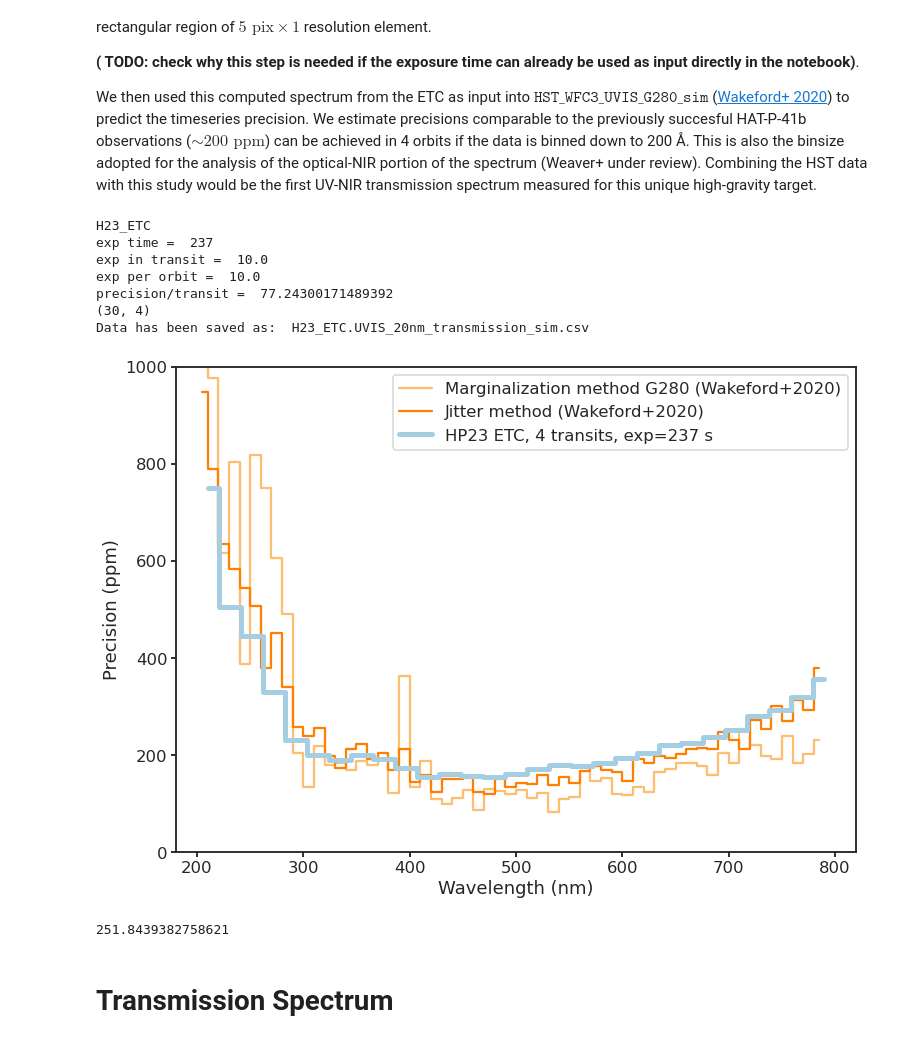
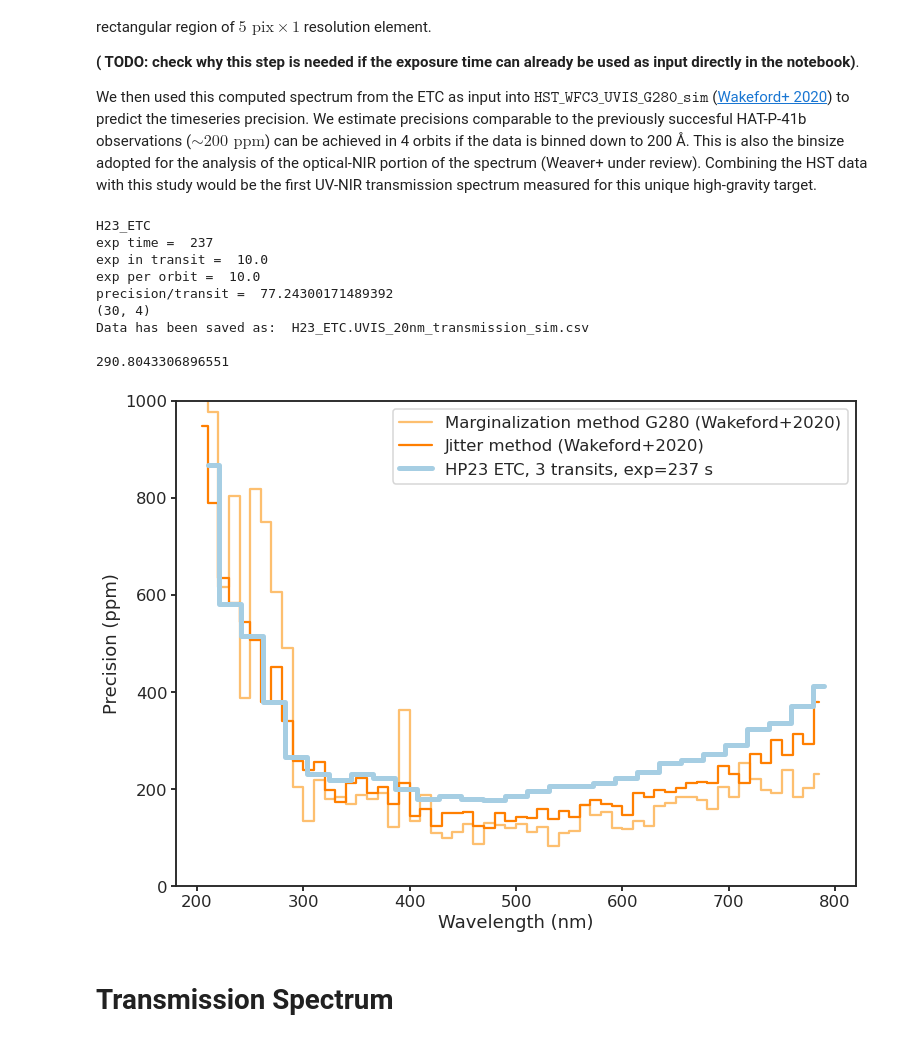
Before and after one commit to icweaver/HST_WFC3_UVIS_G280_sim, a Jupyter notebook: estimate_precision.ipynb, the cells around one changed output. Drawn from its saved outputs; the diff is of its cells as text; code cells hidden in the pictures.

```diff
--- a/estimate_precision.ipynb
+++ b/estimate_precision.ipynb
@@ -123,7 +123,7 @@ exposure_time = [237]
 
 orbits_in_transit = [1] # floor(Transit duration / HST period ≈ 96 minutes)
 
-no_of_transits = [4]
+no_of_transits = [3]
 
 wl = [2000, 8000]
 
@@ -153,39 +153,39 @@ fig, ax = plt.subplots(figsize=FIG_WIDE)
 #     ax, h41_sim, label=f"HP41 ETC, {no_of_transits[1]} orbits, exp={exposure_time[1]} s",
 # )
 upc.plot_prec_wakeford(ax, h41_data)
 upc.plot_prec(
     ax, h23_sim, lw=5, zorder=100,
     label=f"HP23 ETC, {no_of_transits[0]} transits, exp={exposure_time[0]} s",
 )
 
 #ax.hlines(33, 100, 1000, color='k', linestyle='--')
 
 ax.set_xlim(180, 820)
 ax.set_ylim(0,1000)
 
 ax.set_xlabel('Wavelength (nm)')
 ax.set_ylabel('Precision (ppm)')
 ax.legend()
 
 plt.tight_layout()
 
+print(h23_sim["program precision (ppm)"][1:].mean())
+
 #wavs = np.arange(200, 800, 10.34483)
 #ax.errorbar(wavs, 400*np.ones_like(wavs), xerr=10.34483, fmt='.', capsize=10, alpha=0.5)
 
-plt.savefig("/home/mango/Desktop/hatp23_G280_prec.png", dpi=250, bbox_inches="tight")
+#plt.savefig("/home/mango/Desktop/hatp23_G280_prec.png", dpi=250, bbox_inches="tight")
 # %% [output]
 H23_ETC
 exp time =  237
 exp in transit =  10.0
 exp per orbit =  10.0
 precision/transit =  77.24300171489392
 (30, 4)
 Data has been saved as:  H23_ETC.UVIS_20nm_transmission_sim.csv
+
+290.8043306896551
-[figure, old version]
+[figure, new version]
-# %%
-h23_sim["program precision (ppm)"][1:].mean()
-# %% [output]
-251.8439382758621
 # %% [markdown]
 # Transmission Spectrum
 # %%
```
Also changed, not shown: parts of 14 cells of this notebook, 2 other files.
